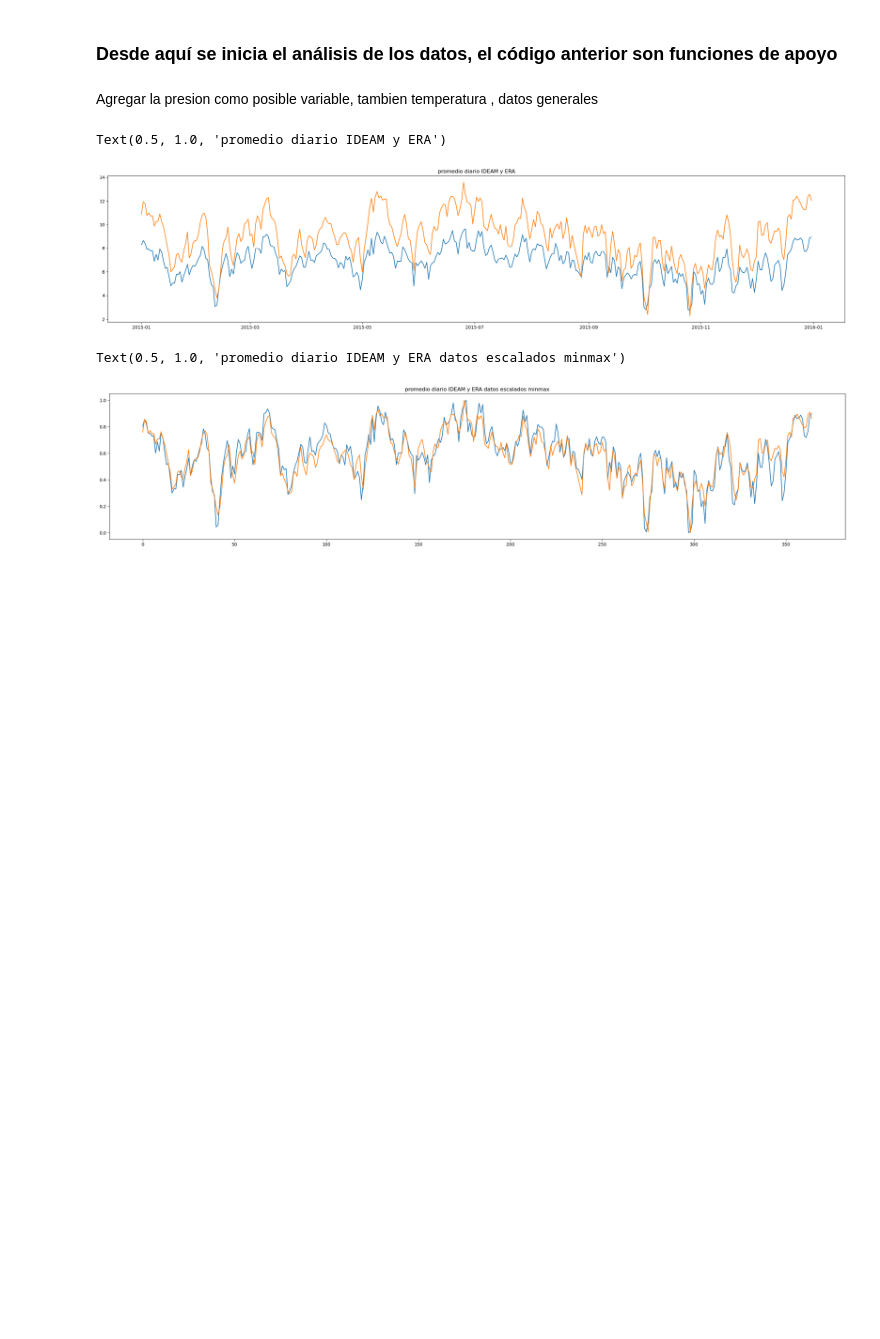
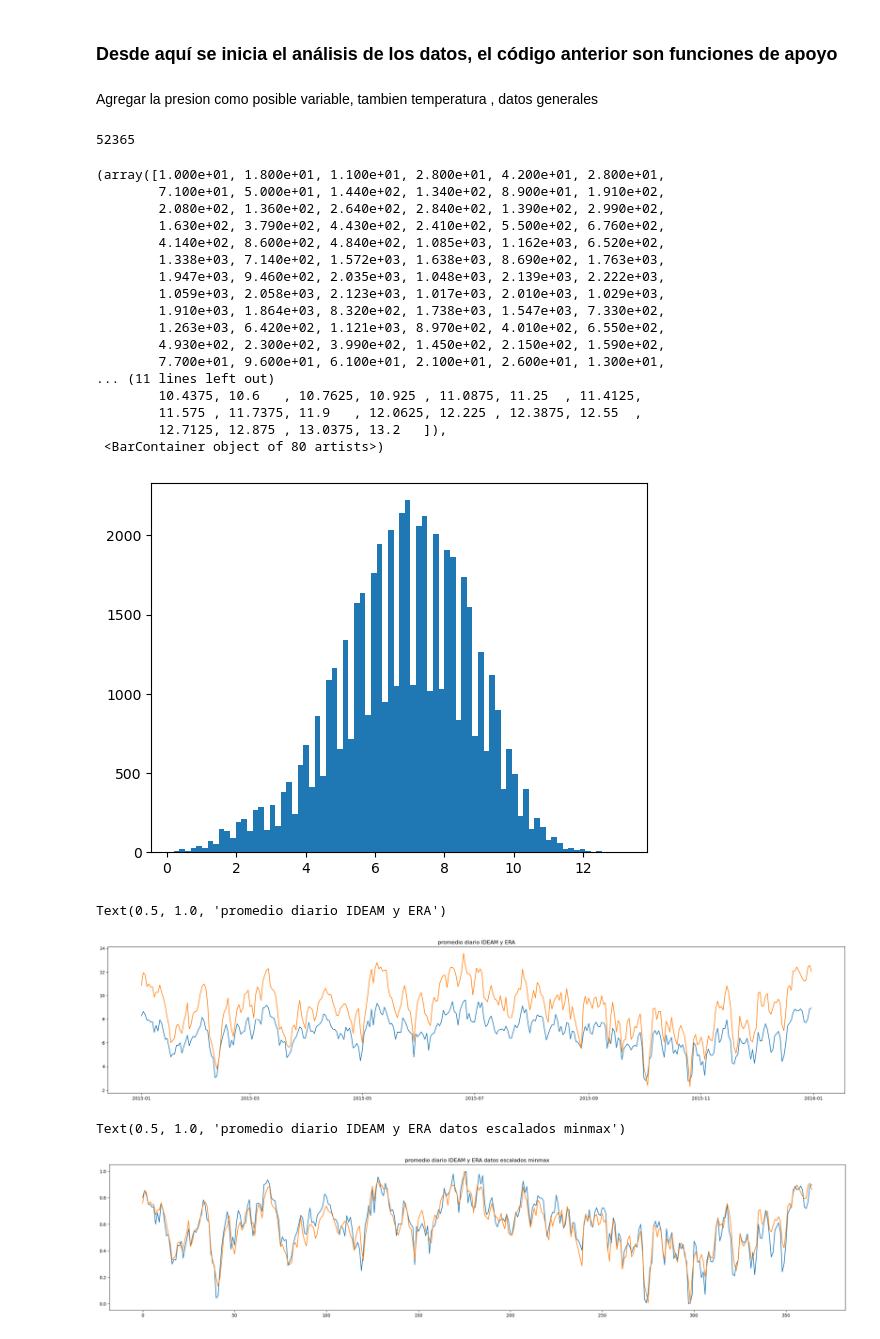
Before and after one commit to smartinezg2018/MCP, a Jupyter notebook: notebook.ipynb, the cells around one changed output. Drawn from its saved outputs; the diff is of its cells as text; code cells hidden in the pictures; blank space fills up the shorter version.

```diff
--- a/notebook.ipynb
+++ b/notebook.ipynb
@@ -126,9 +126,36 @@ height = 10
 # se definen los dos puntos donde se va a realizar el MCP,
 # se define una distancia de 50 km entre ambos datos, minima distancia disponible
 df_reference = get_data_by_coordenates_date_ERA(lat, long,start_year,end_year,height)
-df_target = get_data_by_coordenates_date_ideam(station,start_year+1,end_year+1)
+df_target = get_data_by_coordenates_date_ideam(station,start_year,end_year)
 # %% [markdown]
 Agregar la presion como posible variable, tambien temperatura , datos generales
+# %%
+test = df_target
+# %%
+len(test)
+# %% [output]
+52365
+# %%
+plt.hist(test,bins=80)
+# %% [output]
+(array([1.000e+01, 1.800e+01, 1.100e+01, 2.800e+01, 4.200e+01, 2.800e+01,
+        7.100e+01, 5.000e+01, 1.440e+02, 1.340e+02, 8.900e+01, 1.910e+02,
+        2.080e+02, 1.360e+02, 2.640e+02, 2.840e+02, 1.390e+02, 2.990e+02,
+        1.630e+02, 3.790e+02, 4.430e+02, 2.410e+02, 5.500e+02, 6.760e+02,
+        4.140e+02, 8.600e+02, 4.840e+02, 1.085e+03, 1.162e+03, 6.520e+02,
+        1.338e+03, 7.140e+02, 1.572e+03, 1.638e+03, 8.690e+02, 1.763e+03,
+        1.947e+03, 9.460e+02, 2.035e+03, 1.048e+03, 2.139e+03, 2.222e+03,
+        1.059e+03, 2.058e+03, 2.123e+03, 1.017e+03, 2.010e+03, 1.029e+03,
+        1.910e+03, 1.864e+03, 8.320e+02, 1.738e+03, 1.547e+03, 7.330e+02,
+        1.263e+03, 6.420e+02, 1.121e+03, 8.970e+02, 4.010e+02, 6.550e+02,
+        4.930e+02, 2.300e+02, 3.990e+02, 1.450e+02, 2.150e+02, 1.590e+02,
+        7.700e+01, 9.600e+01, 6.100e+01, 2.100e+01, 2.600e+01, 1.300e+01,
+... (11 lines left out)
+        10.4375, 10.6   , 10.7625, 10.925 , 11.0875, 11.25  , 11.4125,
+        11.575 , 11.7375, 11.9   , 12.0625, 12.225 , 12.3875, 12.55  ,
+        12.7125, 12.875 , 13.0375, 13.2   ]),
+ <BarContainer object of 80 artists>)
+[figure, added]
 # %%
 df_target = df_target.resample('d').mean()
 df_reference = df_reference.resample('d').mean()
```
Also changed, not shown: parts of 8 cells of this notebook.
